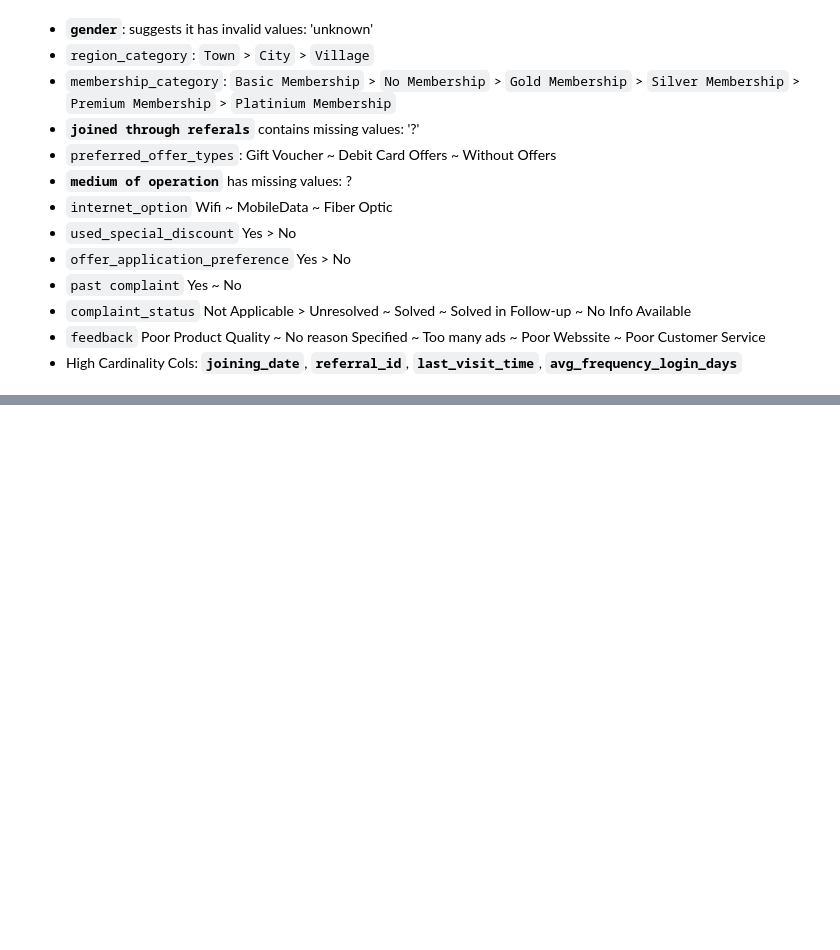
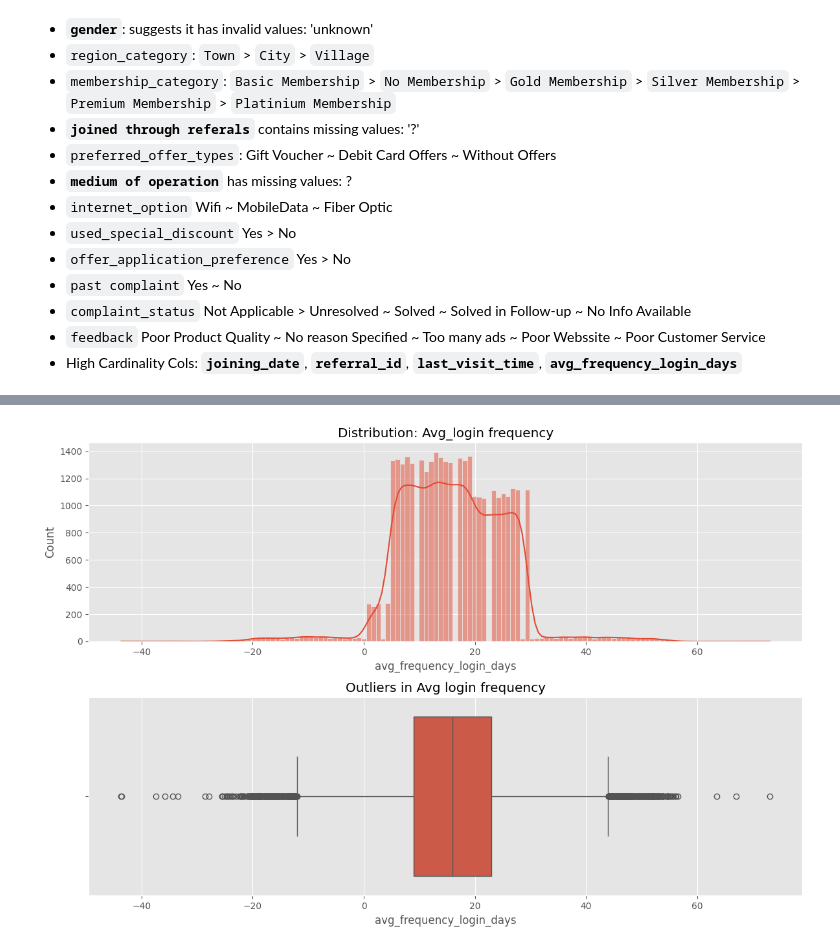
Before and after one commit to AshutoshsinghIndore/customer-churn-model, a Jupyter notebook: Notebook/Notebook.ipynb, the cells around one changed output, grey strips where cells are left out. Saved outputs shown, nothing was run; the diff lists cells and outputs as text; code cells hidden in the pictures; blank space fills up the shorter version.

```diff
--- a/Notebook/Notebook.ipynb
+++ b/Notebook/Notebook.ipynb
@@ -283,0 +262,17 @@ nan
+# %%
+fig = plt.figure(figsize=(12, 8))
+gs = GridSpec(2, 1)
+
+ax1 = fig.add_subplot(gs[0, 0])
+ax1.set_title('Distribution: Avg_login frequency')
+sns.histplot(x = df['avg_frequency_login_days'], ax = ax1, kde = True)
+
+ax2 = fig.add_subplot(gs[1, 0])
+ax2.set_title('Outliers in Avg login frequency')
+sns.boxplot(data = df,
+            x = 'avg_frequency_login_days', ax = ax2)
+
+plt.tight_layout()
+plt.show()
+# %% [output]
+[figure, added]
```
Also changed, not shown: parts of 9 cells of this notebook.
